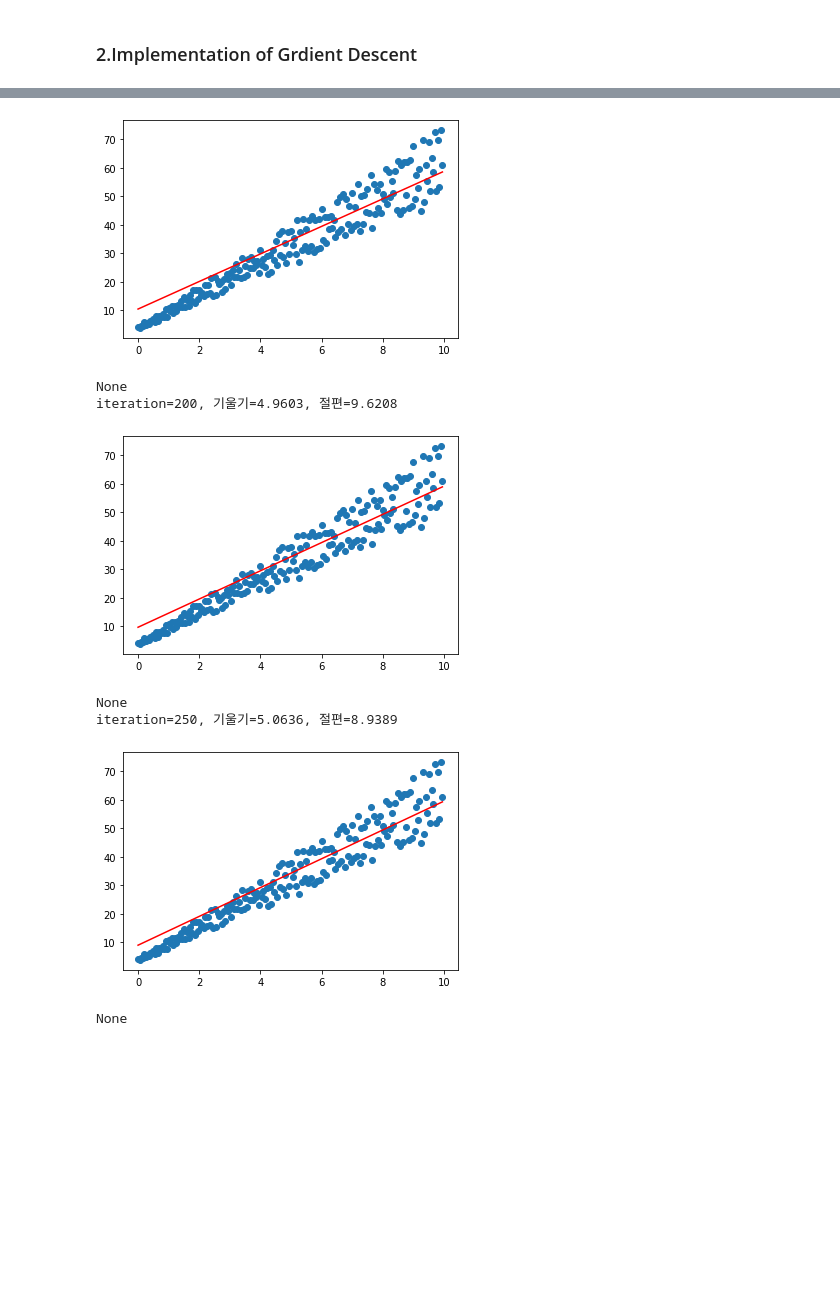
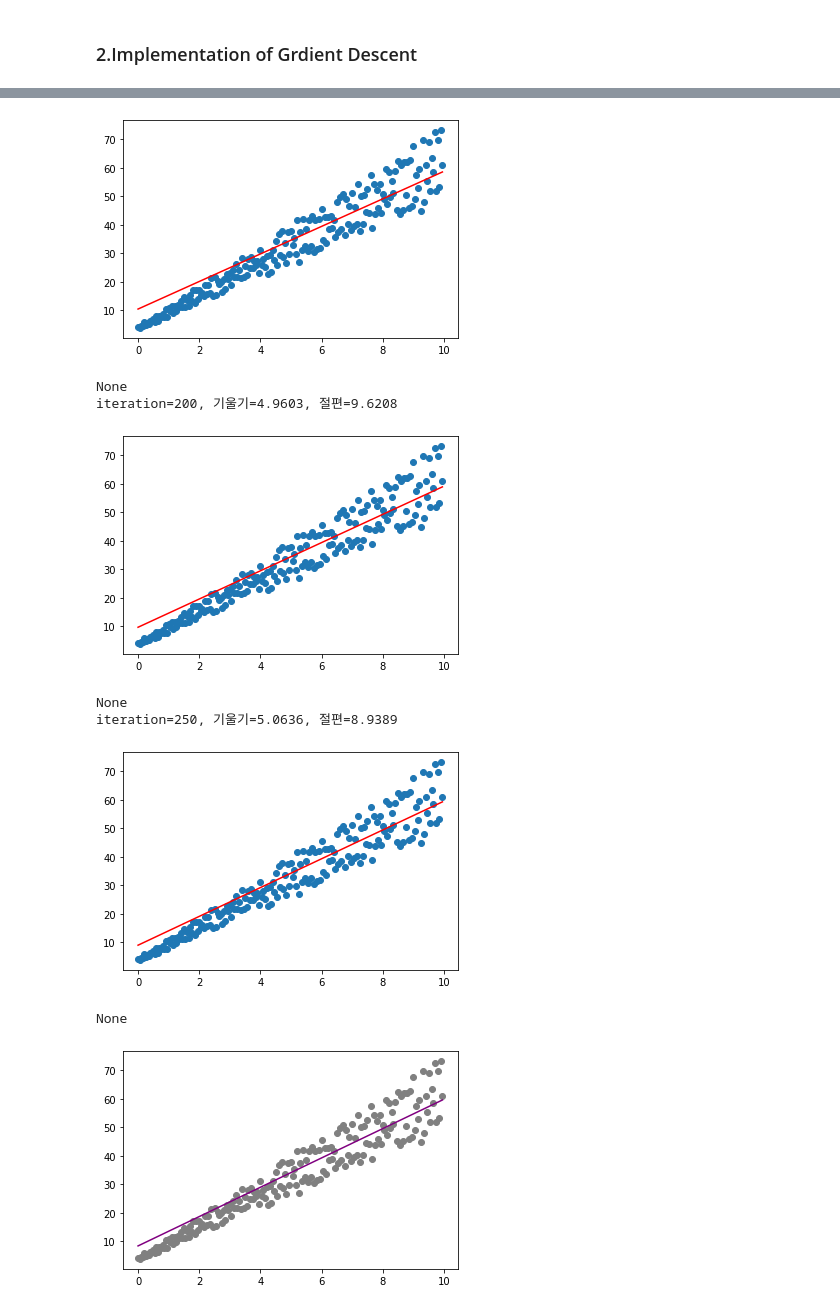
Before and after one commit to MINSU-96/Study-ML, a Jupyter notebook: gradient descent.ipynb, the cells around one changed output, grey strips where cells are left out. Drawn from its saved outputs; the diff is of its cells as text; code cells hidden in the pictures; blank space fills up the shorter version.

```diff
--- a/gradient descent.ipynb
+++ b/gradient descent.ipynb
@@ -85,40 +78,53 @@ b = 15
 lr = 0.005
 iteration = 300
 
+# 빈 array 생성
+costs = []
+
 # 경사하강 진행
 for i in range(iteration):
   y_pred = a*x_data+b
   error = y_data - y_pred
+  cost = (((y_pred-y_data)**2).mean())/2
 
   # 오차함수를 a로 편미분
   a_diff = -(2/len(x_data))*sum(x_data*(error))
   # 오차함수를 b로 편미분
   b_diff = -(2/len(x_data))*sum(error)
 
   a = a - lr * a_diff
   b = b - lr * b_diff
 
+  costs.append(cost)
+
   if i%50 == 0 :
     plt.scatter(x,y)
     plt.plot(x_data,y_pred,color='red')
     print("iteration=%.f, 기울기=%.04f, 절편=%.04f" %(i, a, b))
     print(plt.show())
+
+# 최종 모델 시각화
+y_pred = a*x_data+b
+plt.scatter(x,y,color='gray')
+plt.plot([min(x_data),max(x_data)],[min(y_pred),max(y_pred)],color='purple')
+plt.show()
 # %% [output]
 iteration=0, 기울기=11.4131, 절편=14.4323
 [figure]
 None
 iteration=50, 기울기=4.5617, 절편=12.2520
 [figure]
 None
 iteration=100, 기울기=4.7112, 절편=11.2649
 [figure]
 None
 iteration=150, 기울기=4.8434, 절편=10.3923
 [figure]
 None
 iteration=200, 기울기=4.9603, 절편=9.6208
 [figure]
 None
 iteration=250, 기울기=5.0636, 절편=8.9389
 [figure]
 None
+[figure, added]
```
Also changed, not shown: parts of 2 cells of this notebook.
